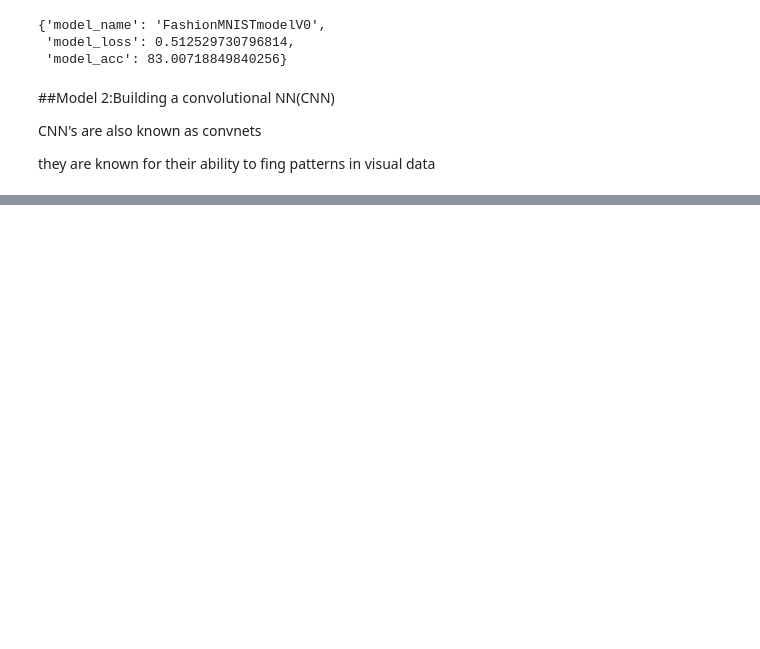
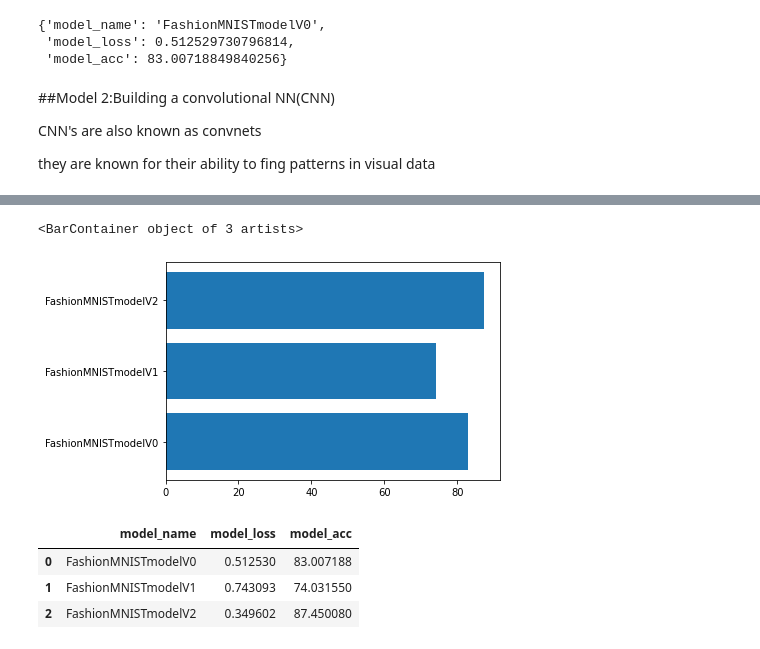
Before and after one commit to MananShukla7/Pytorch-CV, a Jupyter notebook: 04_Computer_Vision_Pytorch.ipynb, the cells around one changed output, grey strips where cells are left out. Drawn from its saved outputs; the diff is of its cells as text; code cells hidden in the pictures; blank space fills up the shorter version.

```diff
--- a/04_Computer_Vision_Pytorch.ipynb
+++ b/04_Computer_Vision_Pytorch.ipynb
@@ -903,0 +1078,12 @@ FashionMNISTmodelV2(
+# %%
+plt.barh(comp_res["model_name"],comp_res["model_acc"])
+# %% [output]
+<BarContainer object of 3 artists>
+[figure, added]
+# %%
+comp_res
+# %% [output]
+|  | model_name | model_loss | model_acc |
+| 0 | FashionMNISTmodelV0 | 0.512530 | 83.007188 |
+| 1 | FashionMNISTmodelV1 | 0.743093 | 74.031550 |
+| 2 | FashionMNISTmodelV2 | 0.349602 | 87.450080 |
```
Also changed, not shown: parts of 40 cells of this notebook.
